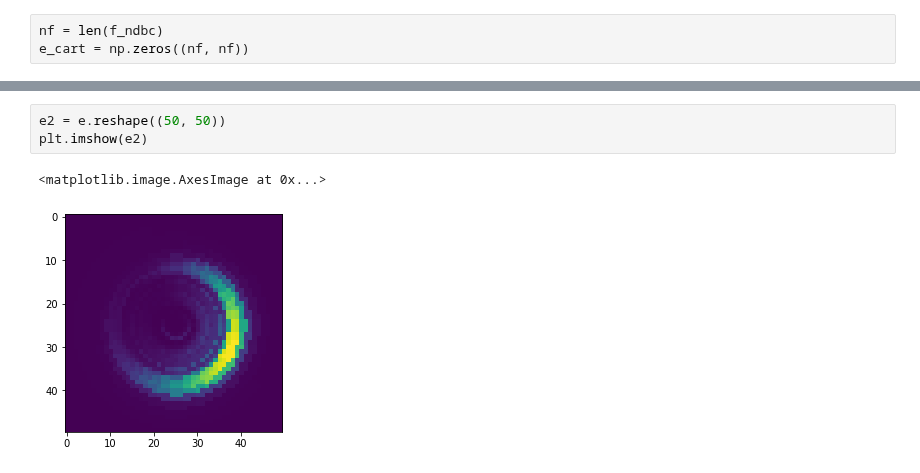
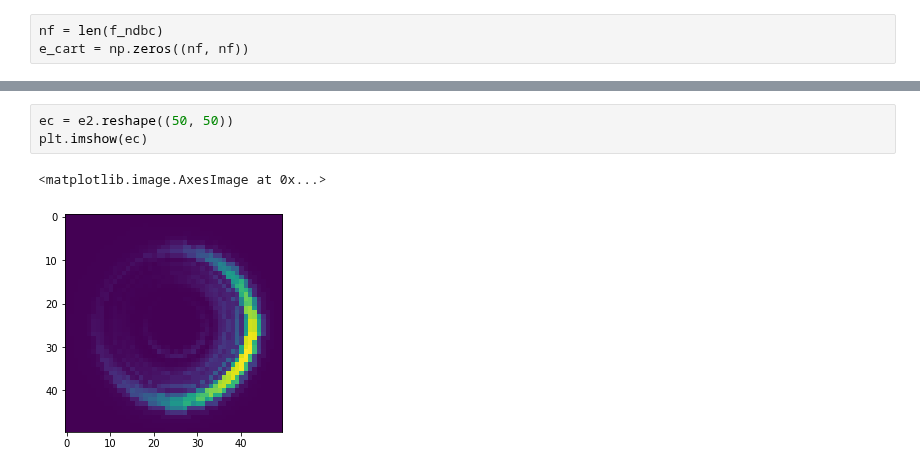
Before and after one commit to mpiannucci/surfrs, a Jupyter notebook: doc/frequency_spec.ipynb, the cells around one changed output, grey strips where cells are left out. Drawn from its saved outputs; the diff is of its cells as text.

```diff
--- a/doc/frequency_spec.ipynb
+++ b/doc/frequency_spec.ipynb
@@ -95,6 +95,6 @@ e2 = np.array([1, 1, 1, 1, 1, 1, 1, 1, 1, 1, 1, 1, 1, 1, 2, 2, 2, 2, 2, 3, 3, 3,
 # %%
-e2 = e.reshape((50, 50))
-plt.imshow(e2)
+ec = e2.reshape((50, 50))
+plt.imshow(ec)
 # %% [output]
 <matplotlib.image.AxesImage at 0x...>
-[figure, old version]
+[figure, new version]
```
Also changed, not shown: parts of 1 cell of this notebook, 5 other files.
